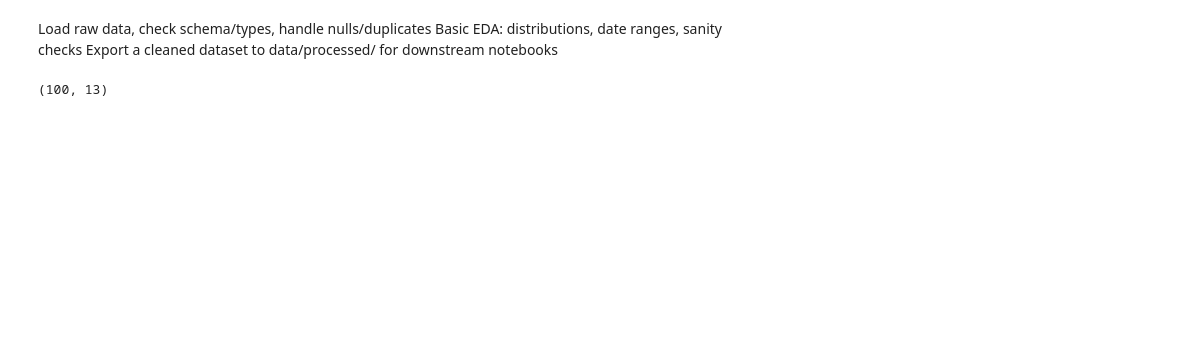
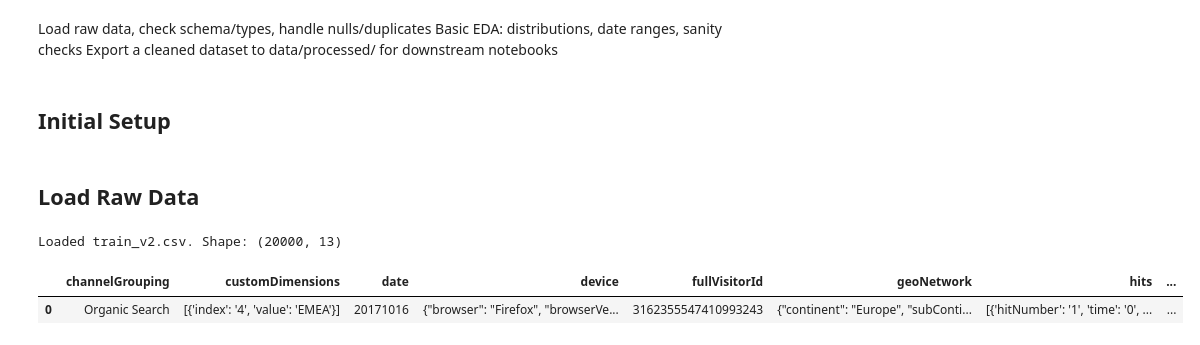
Before and after one commit to abajr516/google-merchandise-revenue-prediction, a Jupyter notebook: notebooks/01_data_cleaning.ipynb, the cells around one changed output. Saved outputs shown, nothing was run; the diff lists cells and outputs as text; code cells hidden in the pictures; blank space fills up the shorter version.

```diff
--- a/notebooks/01_data_cleaning.ipynb
+++ b/notebooks/01_data_cleaning.ipynb
@@ -2,6 +9,8 @@
 Load raw data, check schema/types, handle nulls/duplicates
 Basic EDA: distributions, date ranges, sanity checks
 Export a cleaned dataset to data/processed/ for downstream notebooks
+# %% [markdown]
+## Initial Setup
 # %%
 import sys
 from pathlib import Path
@@ -13,8 +22,13 @@ DATA_DIR = PROJECT_ROOT / "data" / "raw"
 
 sys.path.append(str(PROJECT_ROOT))
 from src.preprocessing import *
+# %% [markdown]
+## Load Raw Data
 # %%
-check_df = pd.read_csv(DATA_DIR / "train_v2.csv", nrows=100)
-check_df.shape
+check_df = pd.read_csv(DATA_DIR / "train_v2.csv", nrows=20_000)
+print("Loaded train_v2.csv. Shape:", check_df.shape)
+check_df.head(1)
 # %% [output]
-(100, 13)
+Loaded train_v2.csv. Shape: (20000, 13)
+|  | channelGrouping | customDimensions | date | device | fullVisitorId | geoNetwork | hits | ... |
+| 0 | Organic Search | [{'index': '4', 'value': 'EMEA'}] | 20171016 | {"browser": "Firefox", "browserVe... | 3162355547410993243 | {"continent": "Europe", "subConti... | [{'hitNumber': '1', 'time': '0', ... | ... |
```
Also changed, not shown: parts of 13 cells of this notebook, 1 other file.
